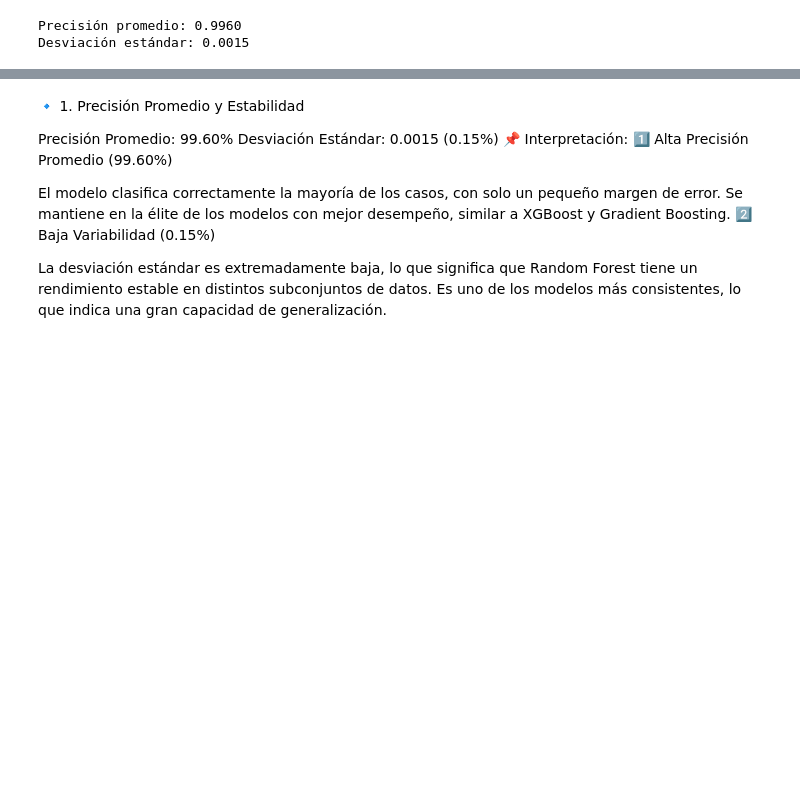
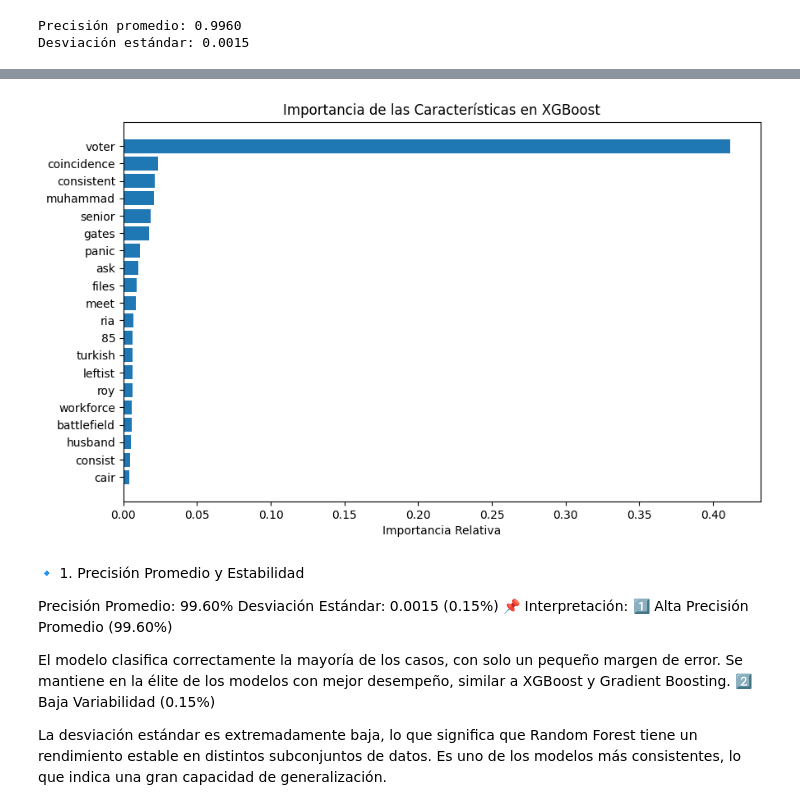
Before and after one commit to IsabelRomoBru/proyecto_machine_learning_Fake_News, a Jupyter notebook: notebooks/modelo_clasicos_subject.ipynb, the cells around one changed output, grey strips where cells are left out. Cells and saved outputs as stored; diff of their text form; code cells hidden in the pictures; blank space fills up the shorter version.

```diff
--- a/notebooks/modelo_clasicos_subject.ipynb
+++ b/notebooks/modelo_clasicos_subject.ipynb
@@ -695,3 +719,17 @@ Desviación estándar: 0.0015
+# %%
+# Obtener importancia de características
+importances_xgb = xgb_model.feature_importances_
+sorted_idx_xgb = np.argsort(importances_xgb)[-20:]  # Tomar solo las 20 más importantes
+
+# Graficar
+plt.figure(figsize=(10, 6))
+plt.barh(range(len(sorted_idx_xgb)), importances_xgb[sorted_idx_xgb], align='center')
+plt.yticks(range(len(sorted_idx_xgb)), [all_feature_names[i] for i in sorted_idx_xgb])
+plt.xlabel("Importancia Relativa")
+plt.title("Importancia de las Características en XGBoost")
+plt.show()
+# %% [output]
+[figure, added]
 # %% [markdown]
 🔹 1. Precisión Promedio y Estabilidad
 
```
Also changed, not shown: parts of 1 cell of this notebook, 3 other files.
